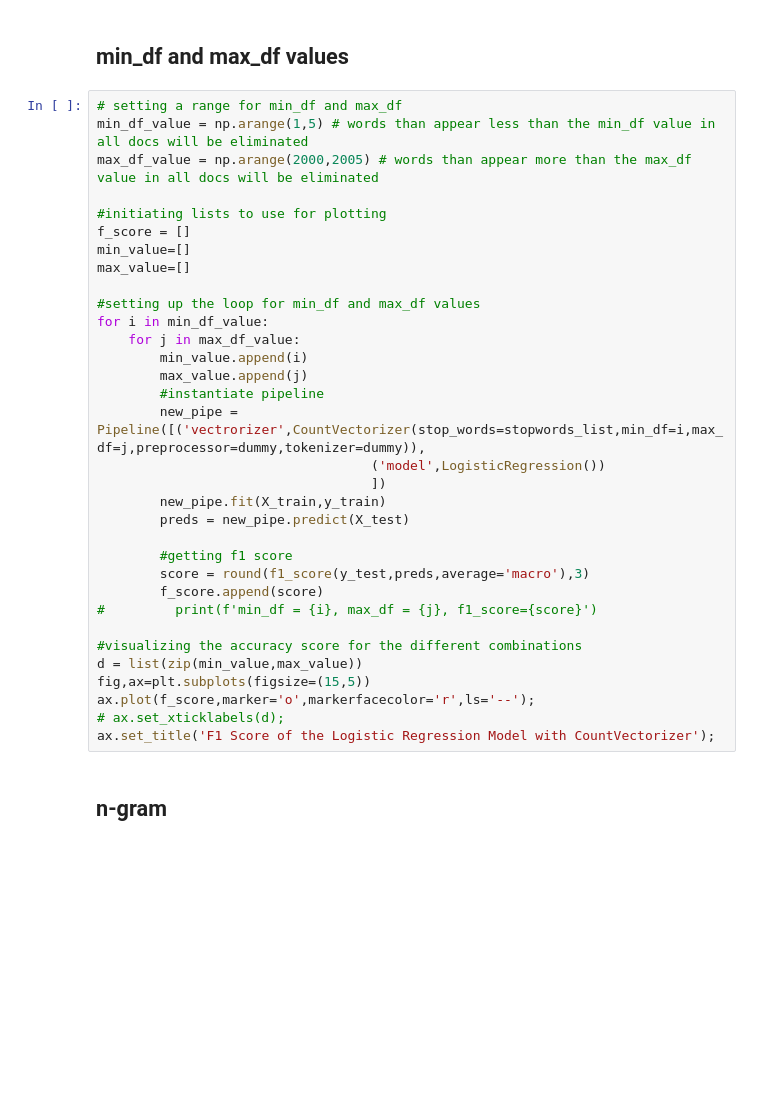
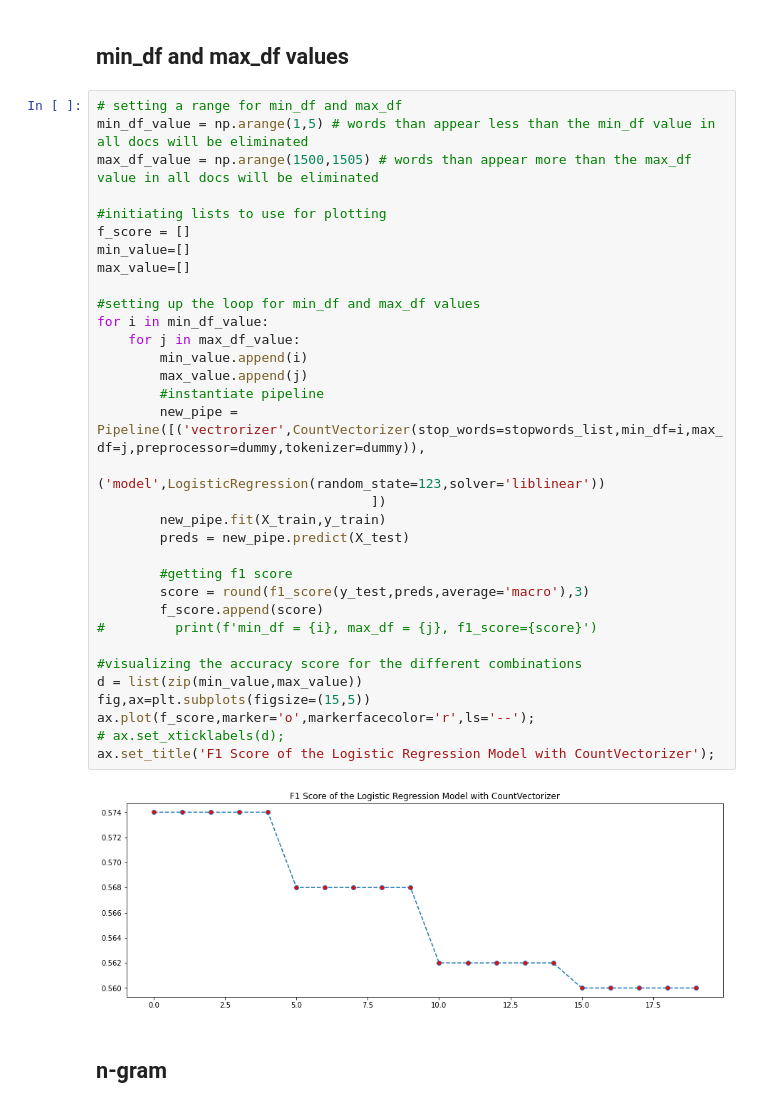
Before and after one commit to rahulakrish/customer_sentiment_analysis, a Jupyter notebook: project.ipynb, the cells around one changed output. Saved outputs shown, nothing was run; the diff lists cells and outputs as text; blank space fills up the shorter version.

```diff
--- a/project.ipynb
+++ b/project.ipynb
@@ -588,36 +621,38 @@ plot_confusion_matrix(lr_pipe,X_test,y_test,display_labels=names,ax=ax,xticks_ro
 # %%
 # setting a range for min_df and max_df
 min_df_value = np.arange(1,5) # words than appear less than the min_df value in all docs will be eliminated
-max_df_value = np.arange(2000,2005) # words than appear more than the max_df value in all docs will be eliminated
+max_df_value = np.arange(1500,1505) # words than appear more than the max_df value in all docs will be eliminated
 
 #initiating lists to use for plotting
 f_score = []
 min_value=[]
 max_value=[]
 
 #setting up the loop for min_df and max_df values
 for i in min_df_value:
     for j in max_df_value:
         min_value.append(i)
         max_value.append(j)
         #instantiate pipeline
         new_pipe = Pipeline([('vectrorizer',CountVectorizer(stop_words=stopwords_list,min_df=i,max_df=j,preprocessor=dummy,tokenizer=dummy)),
-                                   ('model',LogisticRegression())
+                                   ('model',LogisticRegression(random_state=123,solver='liblinear'))
                                    ])
         new_pipe.fit(X_train,y_train)
         preds = new_pipe.predict(X_test)
 
         #getting f1 score
         score = round(f1_score(y_test,preds,average='macro'),3)
         f_score.append(score)
 #         print(f'min_df = {i}, max_df = {j}, f1_score={score}')
 
 #visualizing the accuracy score for the different combinations
 d = list(zip(min_value,max_value))
 fig,ax=plt.subplots(figsize=(15,5))
 ax.plot(f_score,marker='o',markerfacecolor='r',ls='--');
 # ax.set_xticklabels(d);
 ax.set_title('F1 Score of the Logistic Regression Model with CountVectorizer');
+# %% [output]
+[figure, added]
 # %% [markdown]
 ## n-gram
 # %% [markdown]
```
Also changed, not shown: parts of 49 cells of this notebook.
